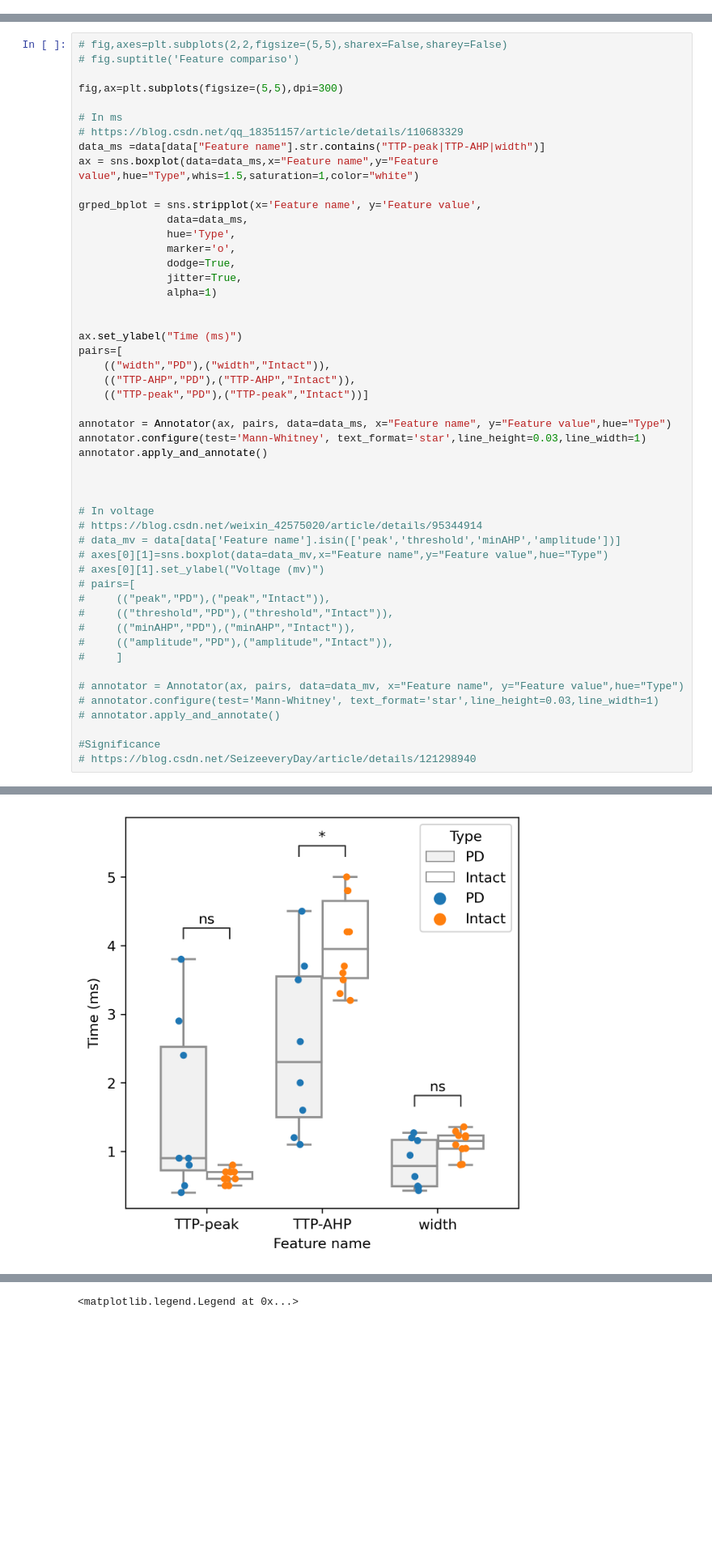
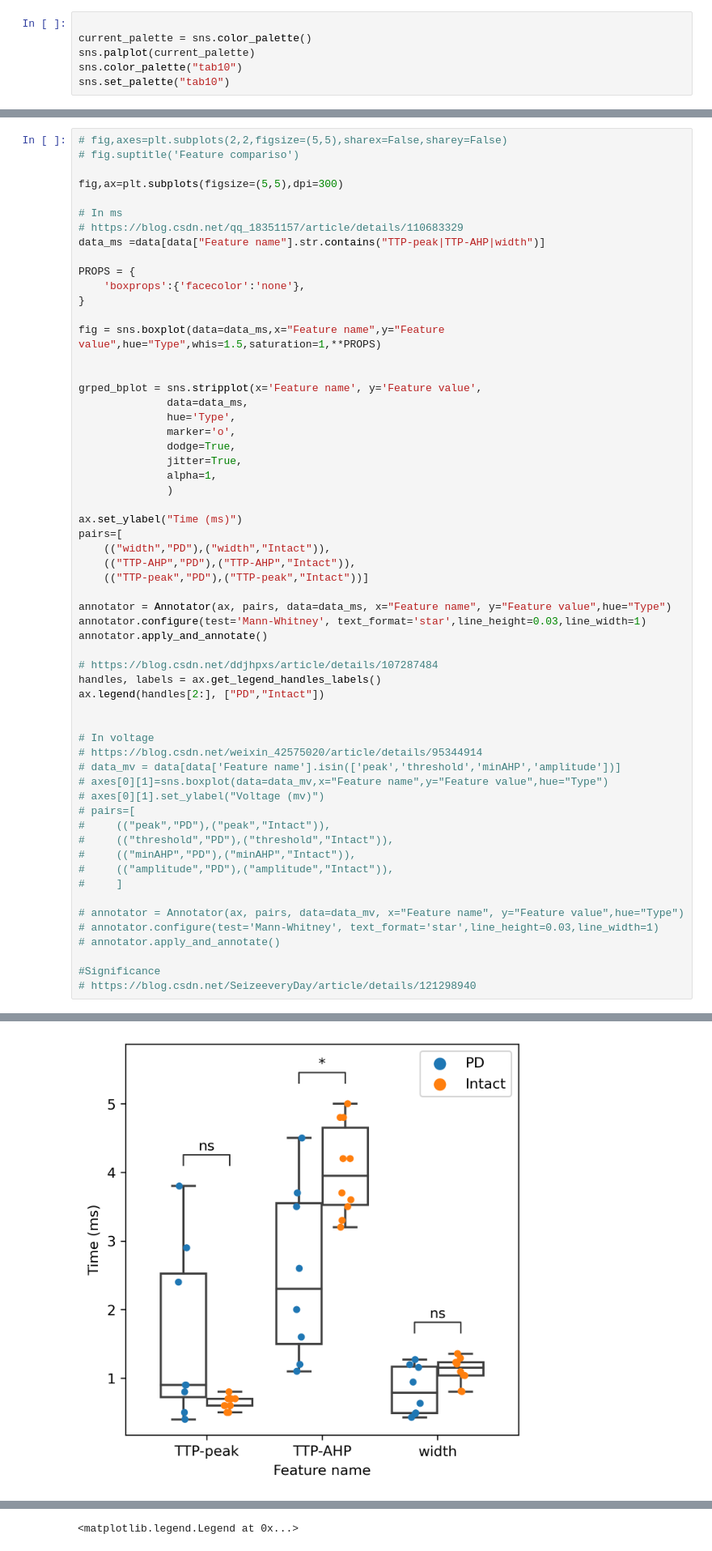
Before and after one commit to AlanYWu/Pioneer_spike-train-analysis, a Jupyter notebook: Graphs/Graph 3/Grouped box-whisker plot/Plot_first_spike/1_Plot_Final.ipynb, the cells around one changed output, grey strips where cells are left out. Shown at 81% size. Saved outputs shown, nothing was run; the diff lists cells and outputs as text; blank space fills up the shorter version.

Commit message:
Update graphing

```diff
--- a/Graphs/Graph 3/Grouped box-whisker plot/Plot_first_spike/1_Plot_Final.ipynb
+++ b/Graphs/Graph 3/Grouped box-whisker plot/Plot_first_spike/1_Plot_Final.ipynb
@@ -15,3 +15,9 @@ data = pd.read_csv("Combined_first_spike.csv")
 # https://blog.csdn.net/qq_46110834/article/details/111461809
 # https://stackoverflow.com/questions/71008444/how-does-one-insert-statistical-annotations-e-g-p-values-into-a-seaborn-figur
 # https://zhuanlan.zhihu.com/p/432236585
+# %%
+
+current_palette = sns.color_palette()
+sns.palplot(current_palette)
+sns.color_palette("tab10")
+sns.set_palette("tab10")
@@ -24,7 +32,13 @@ fig,ax=plt.subplots(figsize=(5,5),dpi=300)
 # In ms
 # https://blog.csdn.net/qq_18351157/article/details/110683329
 data_ms =data[data["Feature name"].str.contains("TTP-peak|TTP-AHP|width")]
-ax = sns.boxplot(data=data_ms,x="Feature name",y="Feature value",hue="Type",whis=1.5,saturation=1,color="white")
+
+PROPS = {
+    'boxprops':{'facecolor':'none'},
+}
+
+fig = sns.boxplot(data=data_ms,x="Feature name",y="Feature value",hue="Type",whis=1.5,saturation=1,**PROPS)
+
 
 grped_bplot = sns.stripplot(x='Feature name', y='Feature value',
               data=data_ms,
@@ -32,8 +46,8 @@ grped_bplot = sns.stripplot(x='Feature name', y='Feature value',
               marker='o',
               dodge=True,
               jitter=True,
-              alpha=1)
-
+              alpha=1,
+              )
 
 ax.set_ylabel("Time (ms)")
 pairs=[
@@ -45,6 +59,9 @@ annotator = Annotator(ax, pairs, data=data_ms, x="Feature name", y="Feature valu
 annotator.configure(test='Mann-Whitney', text_format='star',line_height=0.03,line_width=1)
 annotator.apply_and_annotate()
 
+# https://blog.csdn.net/ddjhpxs/article/details/107287484
+handles, labels = ax.get_legend_handles_labels()
+ax.legend(handles[2:], ["PD","Intact"])
 
 
 # In voltage
@@ -83 +97 @@ width_PD vs. width_Intact: Mann-Whitney-Wilcoxon test two-sided, P_val:8.314e-02
-[figure, old version]
+[figure, new version]
```
Also changed, not shown: parts of 4 cells of this notebook.
